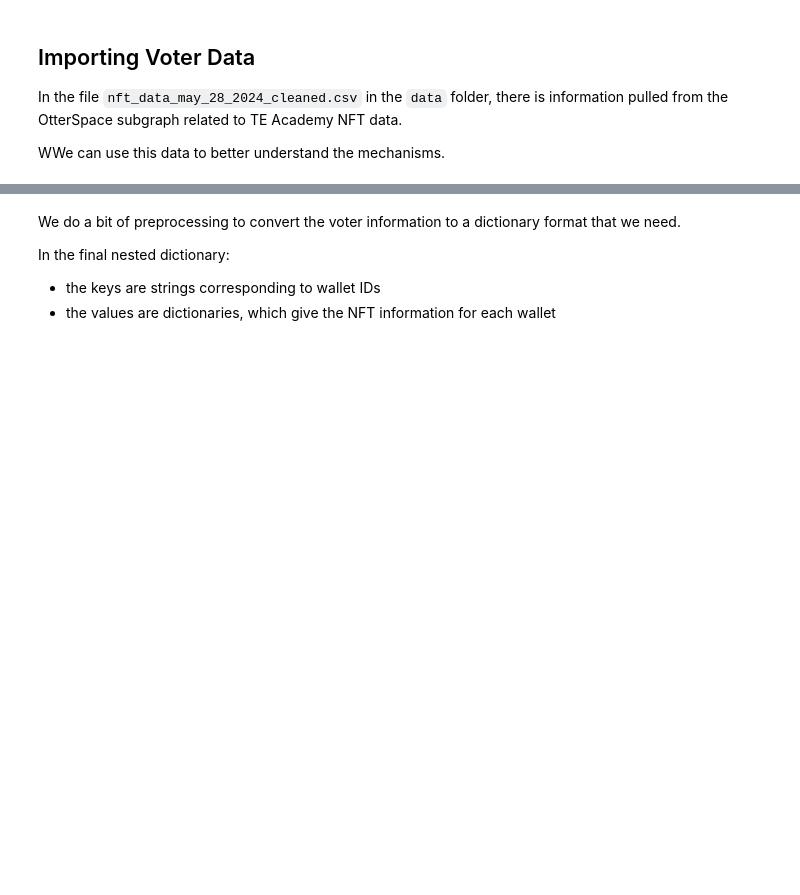
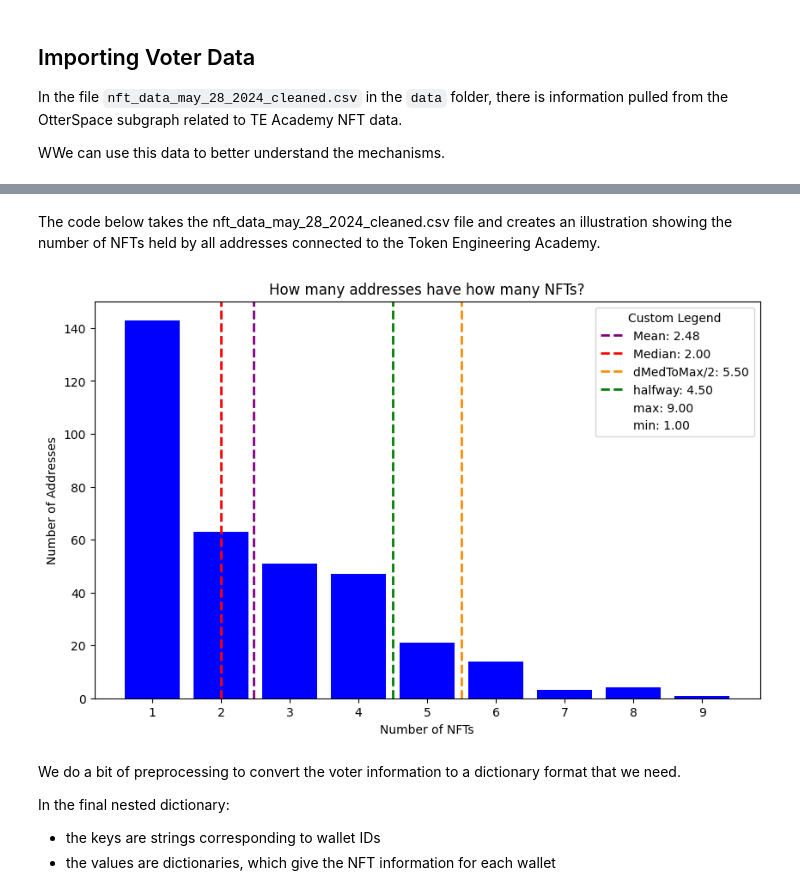
Before and after one commit to andrew-octopus/basic-voting-calc, a Jupyter notebook: notebooks/sybil_resistance_experiment-1.ipynb, the cells around one changed output, grey strips where cells are left out. Saved outputs shown, nothing was run; the diff lists cells and outputs as text; code cells hidden in the pictures; blank space fills up the shorter version.

Commit message:
NFT distribution visual commit

```diff
--- a/notebooks/sybil_resistance_experiment-1.ipynb
+++ b/notebooks/sybil_resistance_experiment-1.ipynb
@@ -48,6 +48,83 @@ voter_data.head(5)
 | 2 | 2 | 0xa481db1ac55683dfb2847c02e417b7e... | 1 | 0 | 0 | 0 | 0 | ... |
 | 3 | 3 | 0x024bd3d1c3b6ba2277a744d7a99fbad... | 1 | 0 | 0 | 0 | 0 | ... |
 | 4 | 4 | 0xa0b026b4b9e19ff2cbf5afbd9a679d9... | 1 | 0 | 0 | 0 | 0 | ... |
+# %% [markdown]
+The code below takes the nft_data_may_28_2024_cleaned.csv file and creates an illustration showing the number of NFTs held by all addresses connected to the Token Engineering Academy.
+# %%
+import pandas as pd
+import matplotlib.pyplot as plt
+from matplotlib.lines import Line2D
+
+# Load the CSV file
+file_path = '../data/nft_data_may_28_2024_cleaned.csv'
+df = pd.read_csv(file_path)
+
+# Count the number of NFTs for each address as series
+nft_counts = (df.drop(columns=['Unnamed: 0', 'ID'])).sum(axis=1)
+
+# Calculate the mean, median, and maximum
+mean_value = nft_counts.mean()
+median_value = nft_counts.median()
+max_value = nft_counts.max()
+min_value = nft_counts.min()
+# Calculate the halfway value between median and maximum
+dMedToMaxHalf = median_value + ((max_value - median_value) / 2)
+# Calculate the halfway line from max_value
+halfWayLine = max_value/2
+
+# Counts how many addresses hold how many NFTs (group by number-of-NFT-held) and sorts ascending
+counts = nft_counts.value_counts().sort_index()
+
+# Ensure all values from 1 to max_value are included to maintain a flexible but consistent x-axis
+for i in range(1, (max_value+1)):
+    if i not in counts:
+        counts[i] = 0
+
+# Sort the counts again after ensuring all values from 1 to 9 are included
+counts = counts.sort_index()
+
+# Create the bar plot
+plt.figure(figsize=(10, 6))
+plt.bar(counts.index, counts.values, color='blue')
+
+# Adding vertical lines for mean, median, and halfway point
+plt.axvline(x=mean_value, color='purple', linestyle='--', linewidth=2, label=f'Mean: {mean_value:.2f}')
+plt.axvline(x=median_value, color='red', linestyle='--', linewidth=2, label=f'Median: {median_value:.2f}')
+plt.axvline(x=dMedToMaxHalf, color='darkorange', linestyle='--', linewidth=2, label=f'dMedToMax/2: {dMedToMaxHalf:.2f}')
+plt.axvline(x=halfWayLine, color='green', linestyle='--', linewidth=2, label=f'halfway: {halfWayLine:.2f}')
+
+# Set the x-axis ticks to range from 1 to max_value
+plt.xticks(range(1, (max_value+1)))
+
+# Adding a custom legend with specific text values
+# Custom labels for the legend
+custom_legend_labels = []
+
+# Create proxy artists for the custom legend with no color
+custom_legend_handles = [Line2D([0], [0], color='none', label=label) for label in custom_legend_labels]
+
+# Add the mean, median, and deltaMedianToMax-line to the legend handles
+custom_legend_handles.extend([
+    Line2D([0], [0], color='purple', linestyle='--', linewidth=2, label=f'Mean: {mean_value:.2f}'),
+    Line2D([0], [0], color='red', linestyle='--', linewidth=2, label=f'Median: {median_value:.2f}'),
+    Line2D([0], [0], color='darkorange', linestyle='--', linewidth=2, label=f'dMedToMax/2: {dMedToMaxHalf:.2f}'),
+    Line2D([0], [0], color='green', linestyle='--', linewidth=2, label=f'halfway: {halfWayLine:.2f}'),
+    Line2D([0], [0], color='none', linestyle='', linewidth=0, label=f'max: {max_value:.2f}'),
+    Line2D([0], [0], color='none', linestyle='', linewidth=0, label=f'min: {min_value:.2f}')
+])
+
+# Add the legend to the plot
+plt.legend(handles=custom_legend_handles, title='Custom Legend')
+
+# Add labels and title
+plt.xlabel('Number of NFTs')
+plt.ylabel('Number of Addresses')
+plt.title('How many addresses have how many NFTs?')
+
+# Display the plot
+plt.show()
+# %% [output]
+[figure, added]
 # %% [markdown]
 We do a bit of preprocessing to convert the voter information to a dictionary format that we need.
 
```
